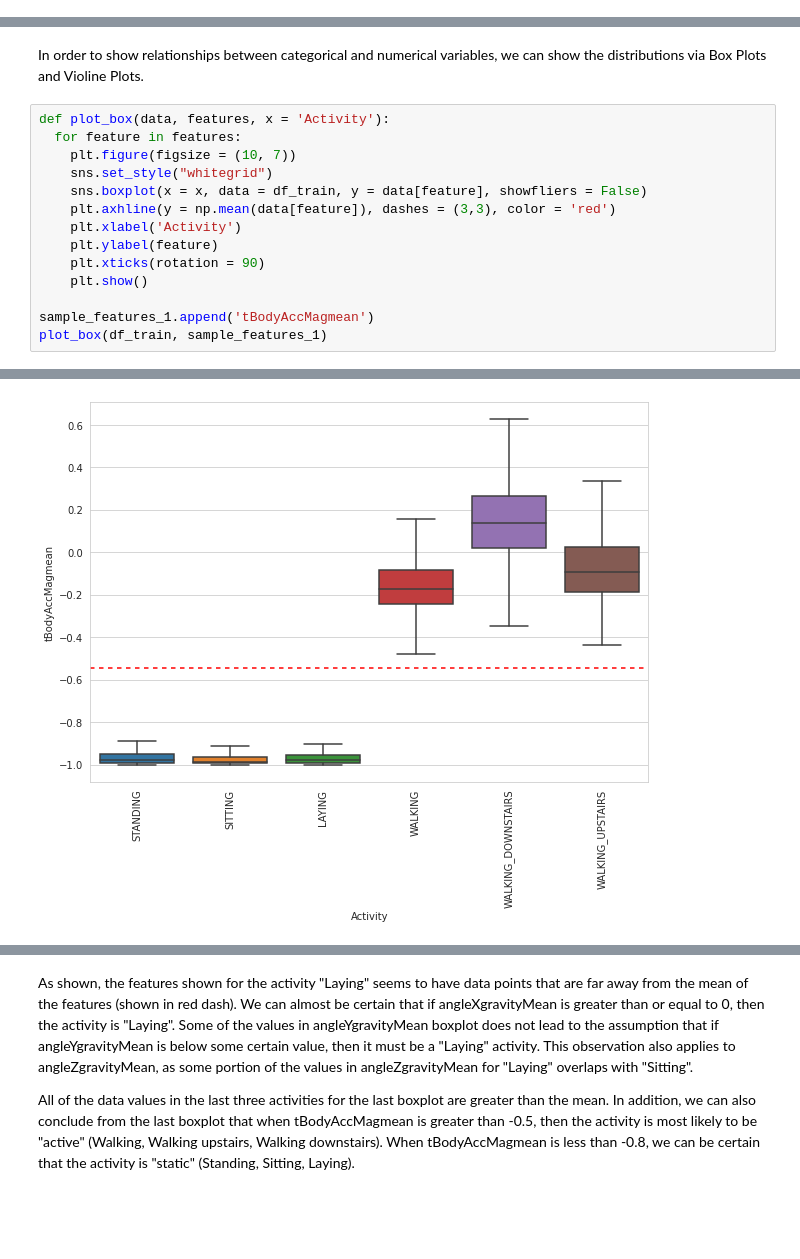
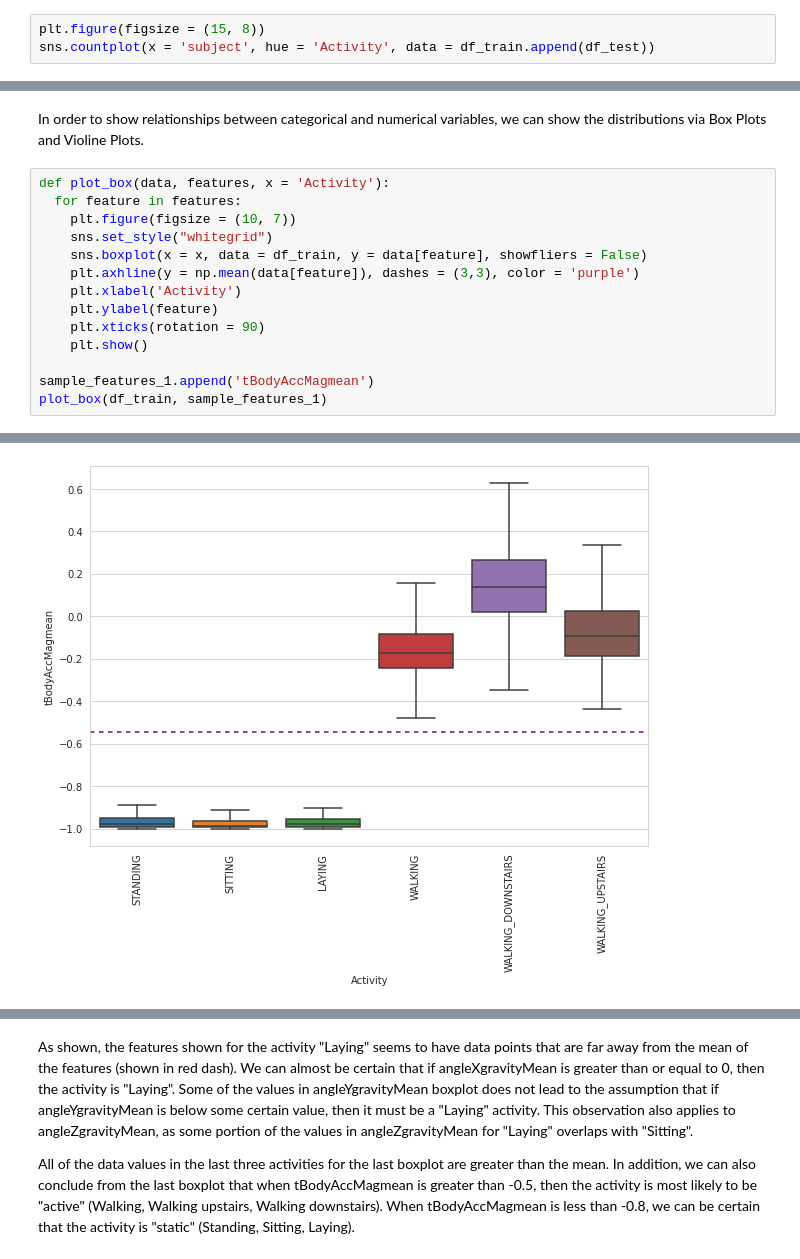
Before and after one commit to anthonywu2000/Human-Activity-Recognition, a Jupyter notebook: Human_Activity_Recognition_Algorithms_Project.ipynb, the cells around one changed output, grey strips where cells are left out. Saved outputs shown, nothing was run; the diff lists cells and outputs as text; blank space fills up the shorter version.

```diff
--- a/Human_Activity_Recognition_Algorithms_Project.ipynb
+++ b/Human_Activity_Recognition_Algorithms_Project.ipynb
@@ -153,3 +177,6 @@ sns.countplot(x='subject', hue='Activity', data = df_train)
 # %% [output]
 <matplotlib.axes._subplots.AxesSubplot at 0x...>
 [figure]
+# %%
+plt.figure(figsize = (15, 8))
+sns.countplot(x = 'subject', hue = 'Activity', data = df_train.append(df_test))
@@ -196,7 +236,7 @@ def plot_box(data, features, x = 'Activity'):
     plt.figure(figsize = (10, 7))
     sns.set_style("whitegrid")
     sns.boxplot(x = x, data = df_train, y = data[feature], showfliers = False)
-    plt.axhline(y = np.mean(data[feature]), dashes = (3,3), color = 'red')
+    plt.axhline(y = np.mean(data[feature]), dashes = (3,3), color = 'purple')
     plt.xlabel('Activity')
     plt.ylabel(feature)
     plt.xticks(rotation = 90)
@@ -211 +251 @@ plot_box(df_train, sample_features_1)
-[figure, old version]
+[figure, new version]
```
Also changed, not shown: parts of 27 cells of this notebook.
